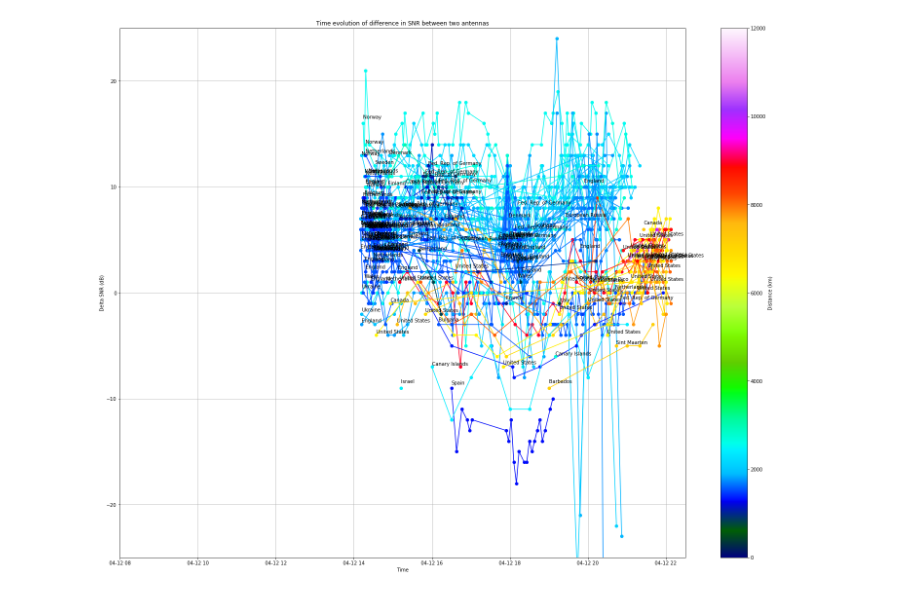
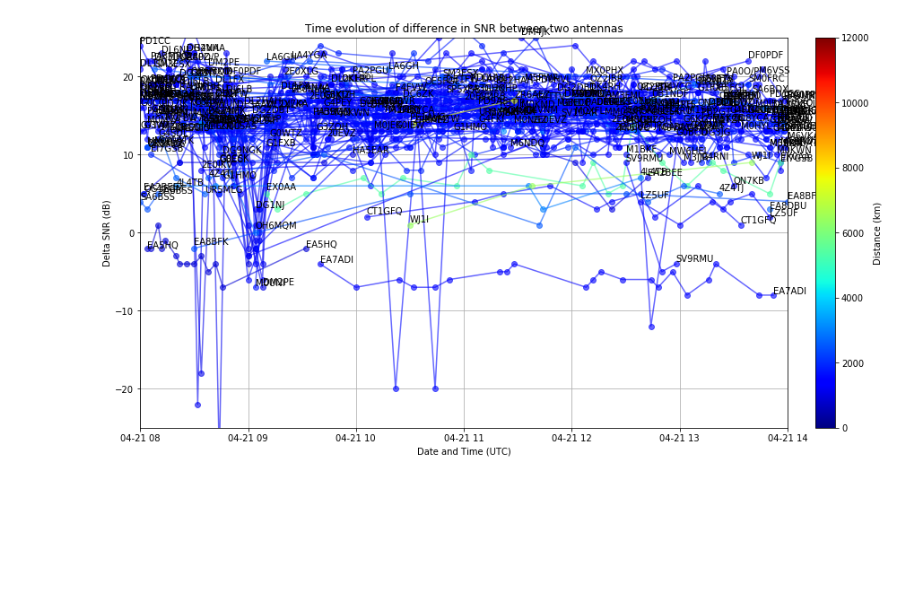
Before and after one commit to iu3qez/APET, a Jupyter notebook: WSPR_Antenna_Pattern.ipynb, the cells around one changed output. Saved outputs shown, nothing was run; the diff lists cells and outputs as text; code cells hidden in the pictures; blank space fills up the shorter version.

Commit message:
several mods: single antenna rotation, better cubic interpolation, abandon medians use all values, etc

```diff
--- a/WSPR_Antenna_Pattern.ipynb
+++ b/WSPR_Antenna_Pattern.ipynb
@@ -378,14 +401,14 @@ from suntime import Sun, SunTimeException
 
 ################################################
 # IMPORTANT IN ORDER TO HAVE MEANINGFUL RESULTS!
-rx_offset = 3   # rx sensitivity difference (db)
+rx_offset = 1   # rx sensitivity difference (db)
                 # between two receivers (should
                 # be done by connecting both rx
                 # to the same antenna)
 ###############################################
 
 band = 20 # 20 meters band or whatever
-spot_number = 5000 # how many spots to download matching the following callsign criteria
+spot_number = 10000 # how many spots to download matching the following callsign criteria
 reporter_list =  ["IS0KYB2", "IS0KYB1"] # The first is the reference antenna (omnidirectional if possible: small magnetic loop or vertical dipole)
 reporter_loc = "JM49jn" # Locator of RX antennas
 
@@ -401,8 +424,9 @@ print ("Today Sunrise: %s" % today_sr)
 print ("Today Sunset: %s" % today_ss)
 print ("*"*50)
 
-timestamp_start = get_unixtime("2019-04-12 08:00") # Filter spots earlier than this (UTC!)
-timestamp_stop = get_unixtime("2019-04-12 22:30") # Filter any spot later than this
+timestamp_start = get_unixtime("2019-04-21 18:00") # Filter spots earlier than this (UTC!)
+timestamp_start = get_unixtime("2019-04-21 08:00") # Filter spots earlier than this (UTC!)
+timestamp_stop = get_unixtime("2019-04-21 14:00") # Filter any spot later than this
 
 antenna_rotation_time = get_unixtime("2019-04-10 15:40") # ignore this, experimental feature
 #angle_offset = -90.
@@ -444,9 +466,9 @@ common_ts_bycall = data_by_callsign_common(data_bycallsign_dict, reporter_list)
 # %%
 # create a dictionary of sorted DELTA SNR timeseries with [call] as key
 
-deltasnr_dict = get_deltasnr_bycall(callsign_sorted_byspots, data_bycallsign_dict, timestamp_start, timestamp_stop, antenna_rotation_time, reporter_list, common_ts_bycall, rx_offset, topn=-1, plot_flag=True, country=True)
+deltasnr_dict = get_deltasnr_bycall(callsign_sorted_byspots, data_bycallsign_dict, timestamp_start, timestamp_stop, antenna_rotation_time, reporter_list, common_ts_bycall, rx_offset, topn=-1, plot_flag=True, country=False)
 # %% [output]
-[figure, old version]
+[figure, new version]
 # %%
 # Scatter plot of the difference in dB between the two antennas
 
```
Also changed, not shown: parts of 11 cells of this notebook, 2 other files.
